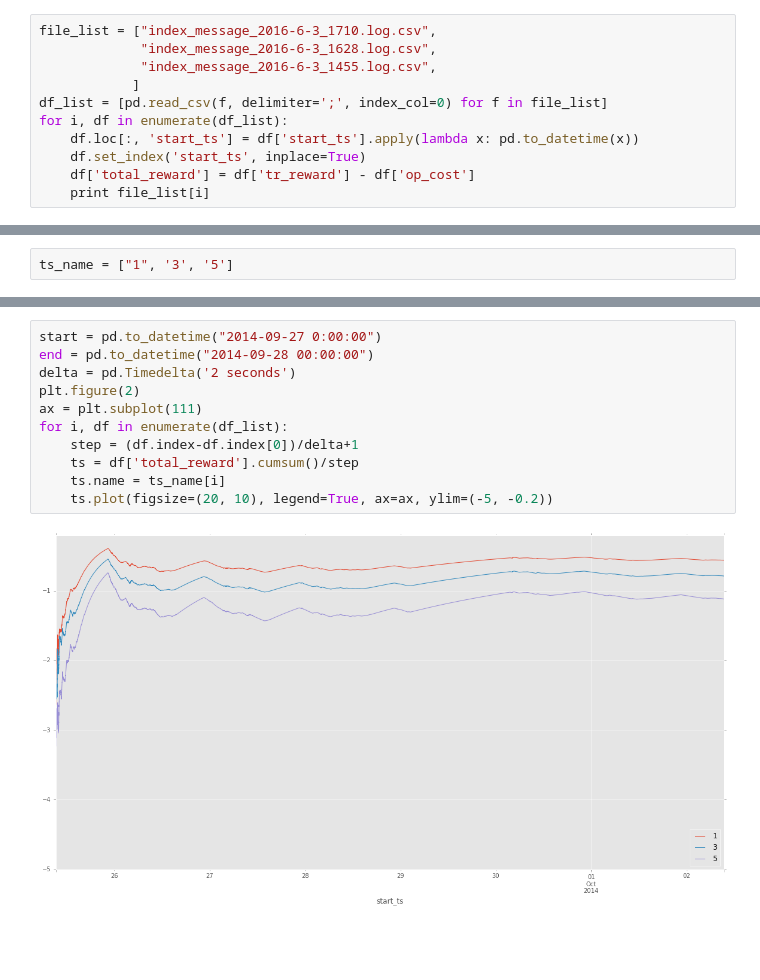
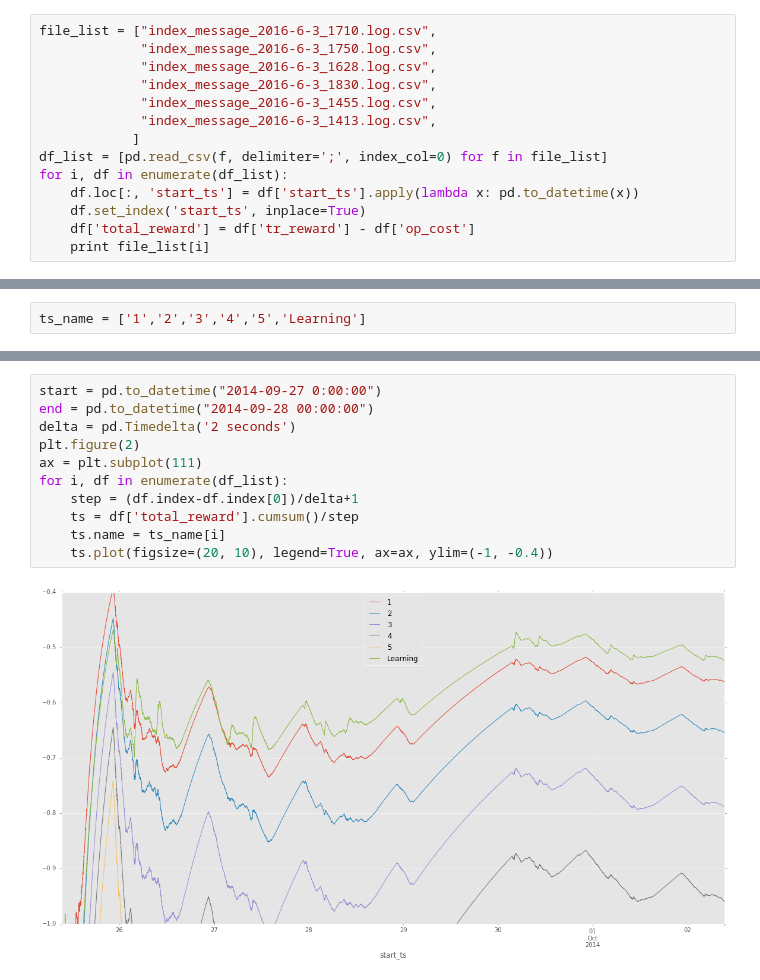
Before and after one commit to zaxliu/dqn4wirelesscontrol, a Jupyter notebook: sleep_control/experiments/log/log_viz_NoAgent.ipynb, the cells around one changed output, grey strips where cells are left out. Saved outputs shown, nothing was run; the diff lists cells and outputs as text; blank space fills up the shorter version.

```diff
--- a/sleep_control/experiments/log/log_viz_NoAgent.ipynb
+++ b/sleep_control/experiments/log/log_viz_NoAgent.ipynb
@@ -12,7 +10,10 @@ WARNING: pylab import has clobbered these variables: ['step', 'f']
 # %%
 file_list = ["index_message_2016-6-3_1710.log.csv",
+             "index_message_2016-6-3_1750.log.csv",
              "index_message_2016-6-3_1628.log.csv",
+             "index_message_2016-6-3_1830.log.csv",
              "index_message_2016-6-3_1455.log.csv",
+             "index_message_2016-6-3_1413.log.csv",
             ]
 df_list = [pd.read_csv(f, delimiter=';', index_col=0) for f in file_list]
 for i, df in enumerate(df_list):
@@ -27,5 +31,5 @@ index_message_2016-6-3_1455.log.csv
 # %%
-ts_name = ["1", '3', '5']
+ts_name = ['1','2','3','4','5','Learning']
 # %%
 plt.figure(1)
 ax = plt.subplot(111)
@@ -38,13 +42,13 @@ for i, df in enumerate(df_list):
 # %%
 start = pd.to_datetime("2014-09-27 0:00:00")
 end = pd.to_datetime("2014-09-28 00:00:00")
 delta = pd.Timedelta('2 seconds')
 plt.figure(2)
 ax = plt.subplot(111)
 for i, df in enumerate(df_list):
     step = (df.index-df.index[0])/delta+1
     ts = df['total_reward'].cumsum()/step
     ts.name = ts_name[i]
-    ts.plot(figsize=(20, 10), legend=True, ax=ax, ylim=(-5, -0.2))
+    ts.plot(figsize=(20, 10), legend=True, ax=ax, ylim=(-1, -0.4))
 # %% [output]
-[figure, old version]
+[figure, new version]
```
Also changed, not shown: parts of 3 cells of this notebook, 10 other files.
